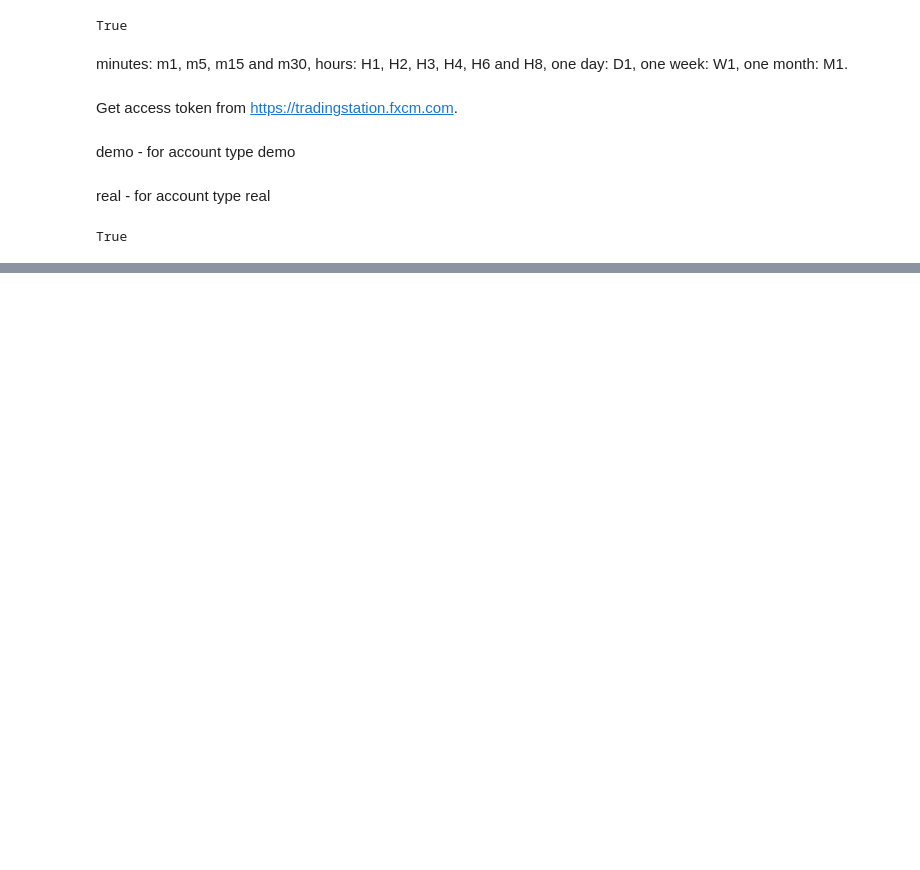
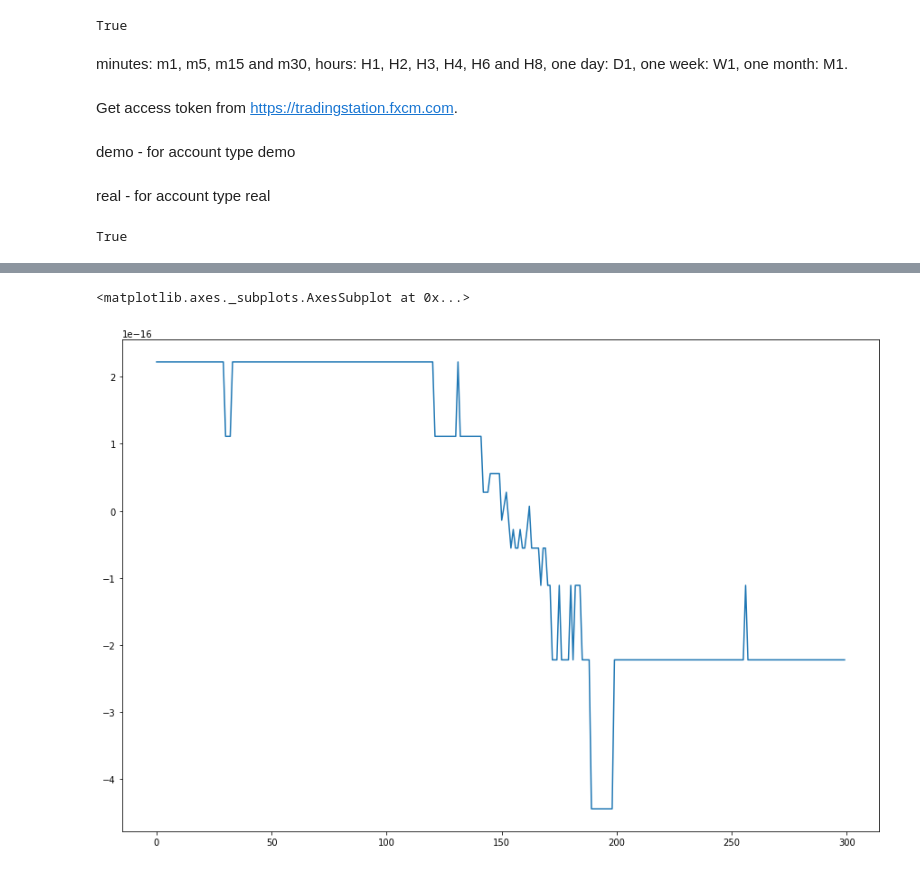
Before and after one commit to jtblog/FXCM_Python, a Jupyter notebook: FXCM Trader.ipynb, the cells around one changed output, grey strips where cells are left out. Drawn from its saved outputs; the diff is of its cells as text; code cells hidden in the pictures; blank space fills up the shorter version.

```diff
--- a/FXCM Trader.ipynb
+++ b/FXCM Trader.ipynb
@@ -141,29 +141,29 @@ def reg(x,y):
     spread = y - x*beta - alpha
     return spread
 # %%
+lm = linear_model.LinearRegression()
+adfmat = dict()
+dfs = dict()
+for pr in prs:
+    adfmat[pr] = []
 
-
-lm = linear_model.LinearRegression()
-        #for key in prs:
-keys = set(prs.keys())
-excludes = set(['EUR/USD'])
-diff = keys.difference(excludes)
-
-b = list()
-for ky in diff:
-    ky = 'EUR/GBP'
+for key in prs:
     dtf = pd.DataFrame()
-    yy = prs.get('EUR/USD').prices['Close'].tolist()
+    yy = prs.get(key).prices['Close'].tolist()
     y_np = np.array(yy)
     standardized_y = ((y_np-y_np.mean())/y_np.std() ).tolist()
+    dtf[key] = standardized_y
 
-    xx = prs.get(ky).prices['Close'].tolist()
-    x_np = np.array(xx)
-    standardized_x = ((x_np-x_np.mean())/x_np.std() ).tolist()
-
-    dtf[ky] = standardized_x
-    dtf['EUR/USD'] = standardized_y
-    b = reg(dtf[ky], dtf['EUR/USD'])
-
-b.plot(figsize = (15,10))
-dtf.plot(figsize = (15,10))
+    for ky in prs:
+        xx = prs.get(ky).prices['Close'].tolist()
+        x_np = np.array(xx)
+        standardized_x = ((x_np-x_np.mean())/x_np.std() ).tolist()
+        dtf[ky] = standardized_x
+        spread = reg(dtf[ky], dtf[key])
+        #dtf[ky] = spread
+        adf = adfuller(spread, maxlag=1)
+        adfmat.get(ky).append(adf[1])
+    dfs[key] = dtf
+adf_ps = pd.DataFrame(index = list(adfmat.keys()))
+for key in adfmat:
+    adf_ps[key] = adfmat.get(key)
@@ -188,0 +196,5 @@ p-value: 0.064
+# %%
+spread.plot(figsize =(15,10))
+# %% [output]
+<matplotlib.axes._subplots.AxesSubplot at 0x...>
+[figure, added]
```
Also changed, not shown: parts of 5 cells of this notebook.
